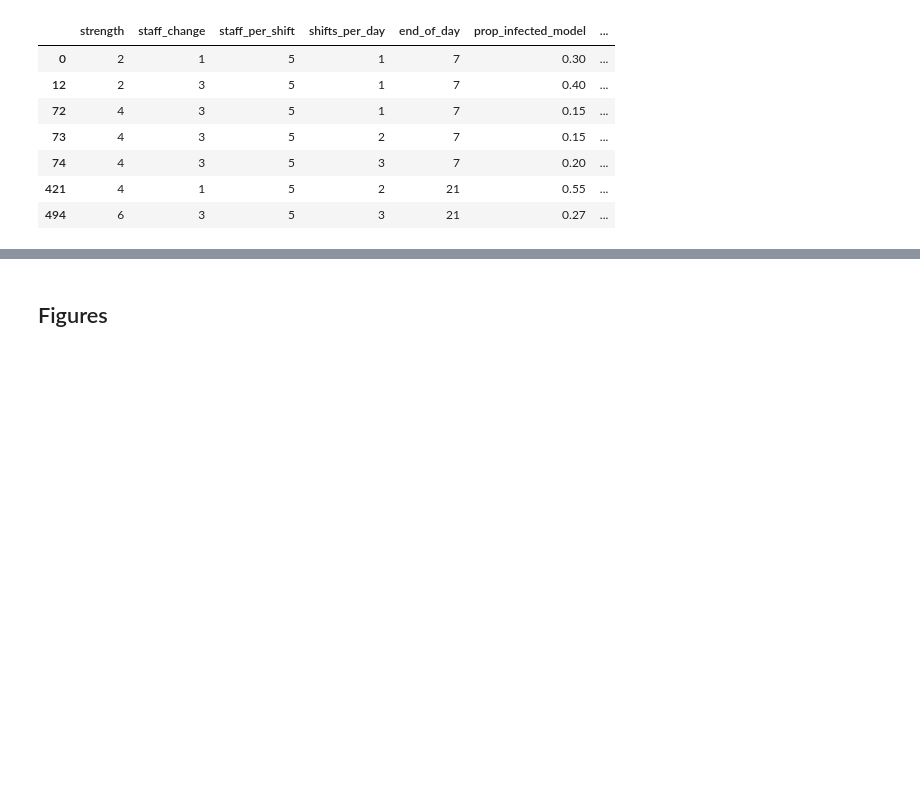
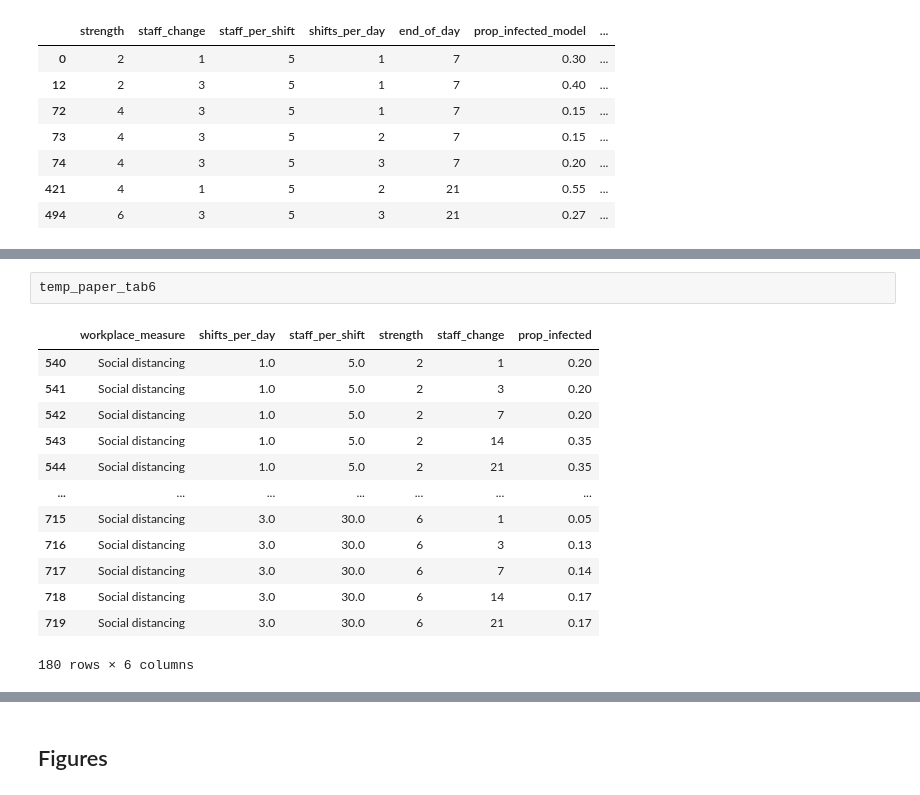
Before and after one commit to pythonhealthdatascience/stars-reproduce-lim-2020, a Jupyter notebook: reproduction/scripts/reproduction.ipynb, the cells around one changed output, grey strips where cells are left out. Drawn from its saved outputs; the diff is of its cells as text; blank space fills up the shorter version.

```diff
--- a/reproduction/scripts/reproduction.ipynb
+++ b/reproduction/scripts/reproduction.ipynb
@@ -226,0 +270,16 @@ Name: diff, dtype: float64
+# %%
+temp_paper_tab6
+# %% [output]
+|  | workplace_measure | shifts_per_day | staff_per_shift | strength | staff_change | prop_infected |
+| 540 | Social distancing | 1.0 | 5.0 | 2 | 1 | 0.20 |
+| 541 | Social distancing | 1.0 | 5.0 | 2 | 3 | 0.20 |
+| 542 | Social distancing | 1.0 | 5.0 | 2 | 7 | 0.20 |
+| 543 | Social distancing | 1.0 | 5.0 | 2 | 14 | 0.35 |
+| 544 | Social distancing | 1.0 | 5.0 | 2 | 21 | 0.35 |
+| ... | ... | ... | ... | ... | ... | ... |
+| 715 | Social distancing | 3.0 | 30.0 | 6 | 1 | 0.05 |
+| 716 | Social distancing | 3.0 | 30.0 | 6 | 3 | 0.13 |
+| 717 | Social distancing | 3.0 | 30.0 | 6 | 7 | 0.14 |
+| 718 | Social distancing | 3.0 | 30.0 | 6 | 14 | 0.17 |
+| 719 | Social distancing | 3.0 | 30.0 | 6 | 21 | 0.17 |
+180 rows × 6 columns
```
Also changed, not shown: parts of 16 cells of this notebook, 2 other files.
